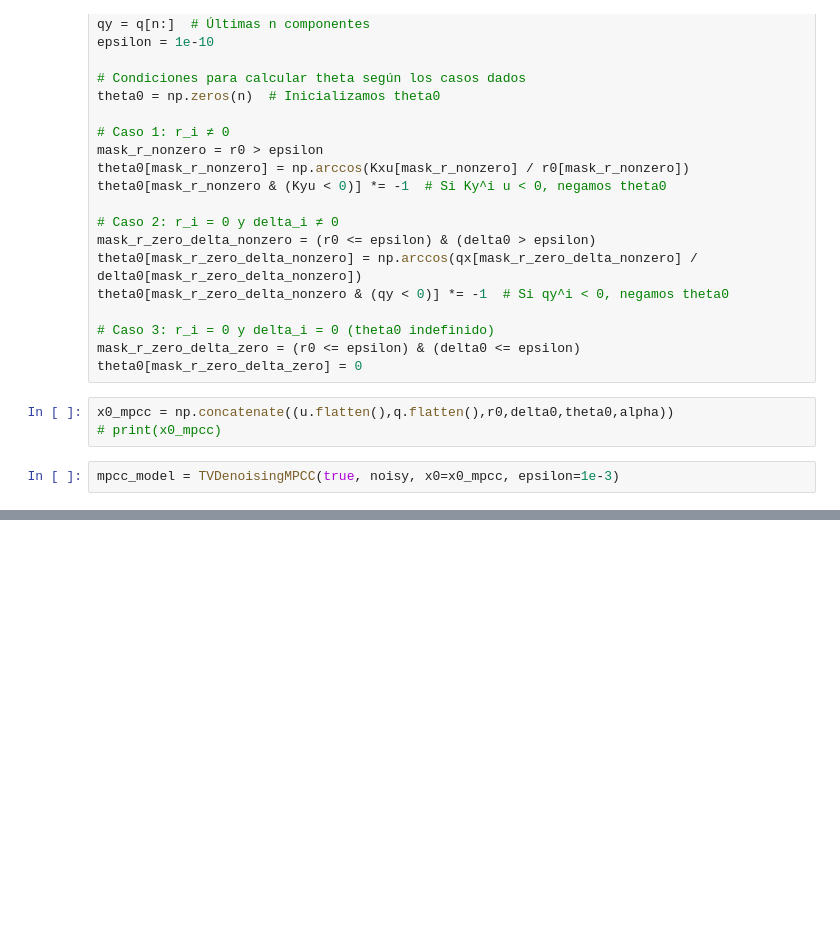
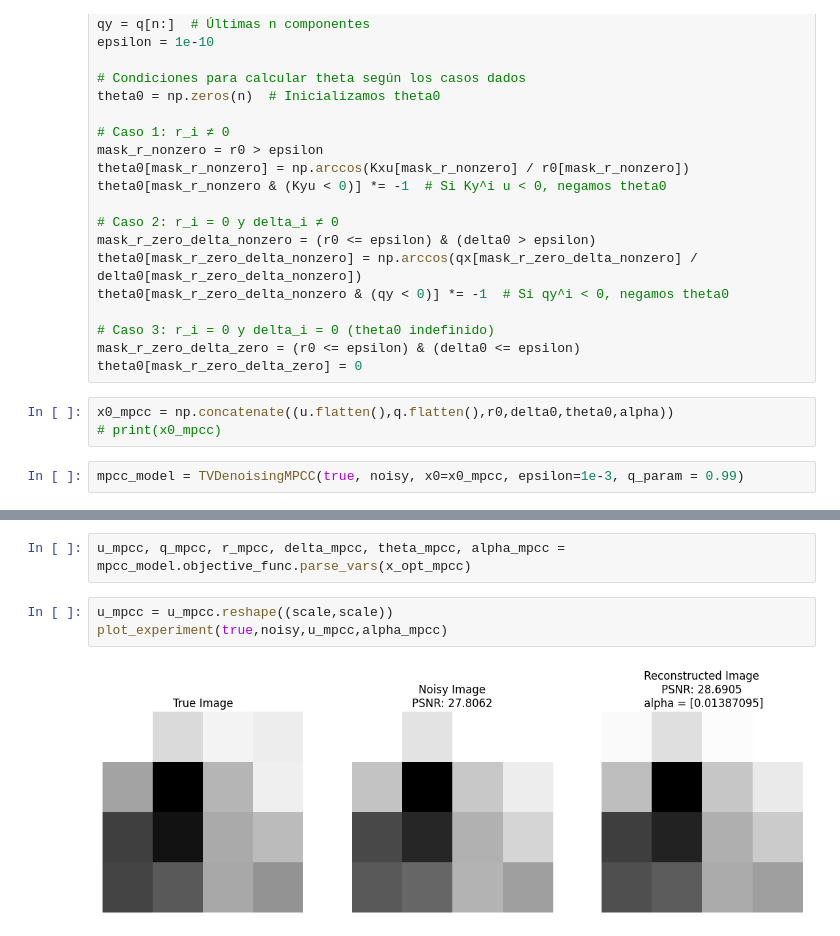
Before and after one commit to dvillacis/bimpcc_2, a Jupyter notebook: notebook/tvq_denosing.ipynb, the cells around one changed output, grey strips where cells are left out. Cells and saved outputs as stored; diff of their text form; blank space fills up the shorter version.

```diff
--- a/notebook/tvq_denosing.ipynb
+++ b/notebook/tvq_denosing.ipynb
@@ -114,7 +114,7 @@ theta0[mask_r_zero_delta_zero] = 0
 x0_mpcc = np.concatenate((u.flatten(),q.flatten(),r0,delta0,theta0,alpha))
 # print(x0_mpcc)
 # %%
-mpcc_model = TVDenoisingMPCC(true, noisy, x0=x0_mpcc, epsilon=1e-3)
+mpcc_model = TVDenoisingMPCC(true, noisy, x0=x0_mpcc, epsilon=1e-3, q_param = 0.99)
 # %%
 res_mpcc,x_opt_mpcc,fun_opt_mpcc = mpcc_model.solve(max_iter=100,tol=1e-4,print_level=5,verbose=True)
 # %% [output]
@@ -122,0 +230,7 @@ ValueError: too many values to unpack (expected 3)
+# %%
+u_mpcc, q_mpcc, r_mpcc, delta_mpcc, theta_mpcc, alpha_mpcc = mpcc_model.objective_func.parse_vars(x_opt_mpcc)
+# %%
+u_mpcc = u_mpcc.reshape((scale,scale))
+plot_experiment(true,noisy,u_mpcc,alpha_mpcc)
+# %% [output]
+[figure, added]
```
Also changed, not shown: parts of 6 cells of this notebook, 2 other files.
